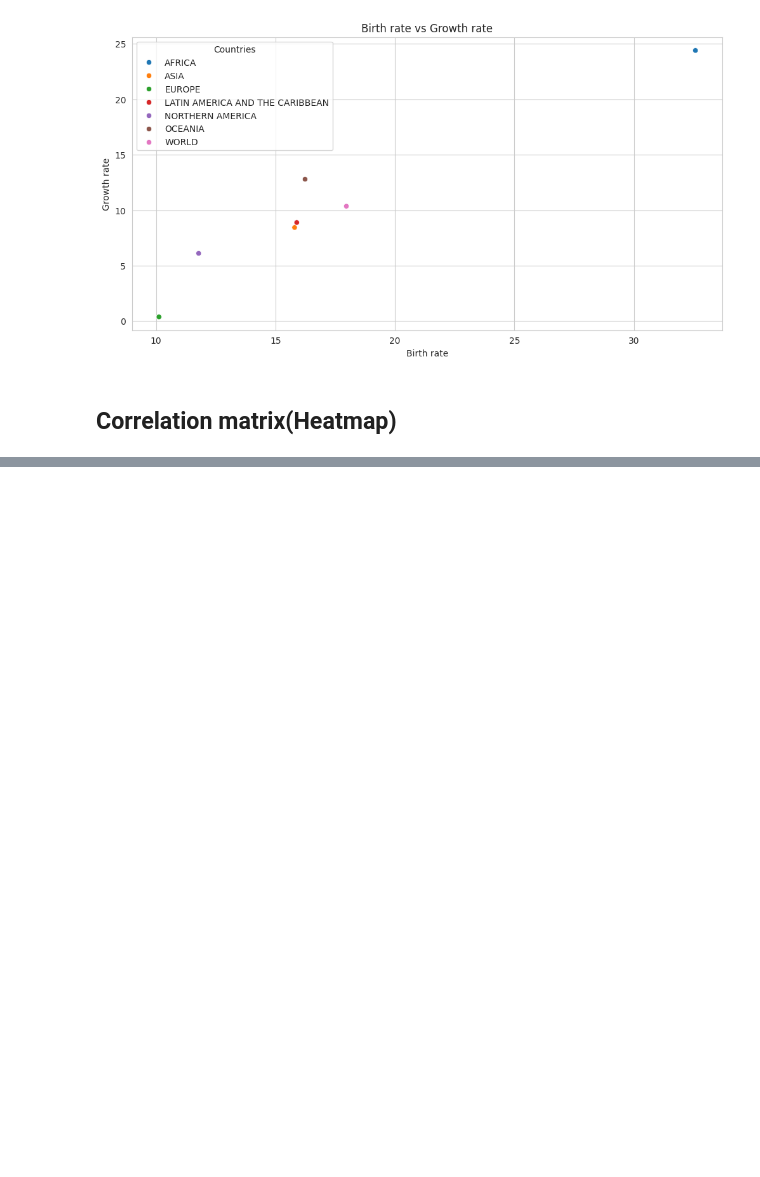
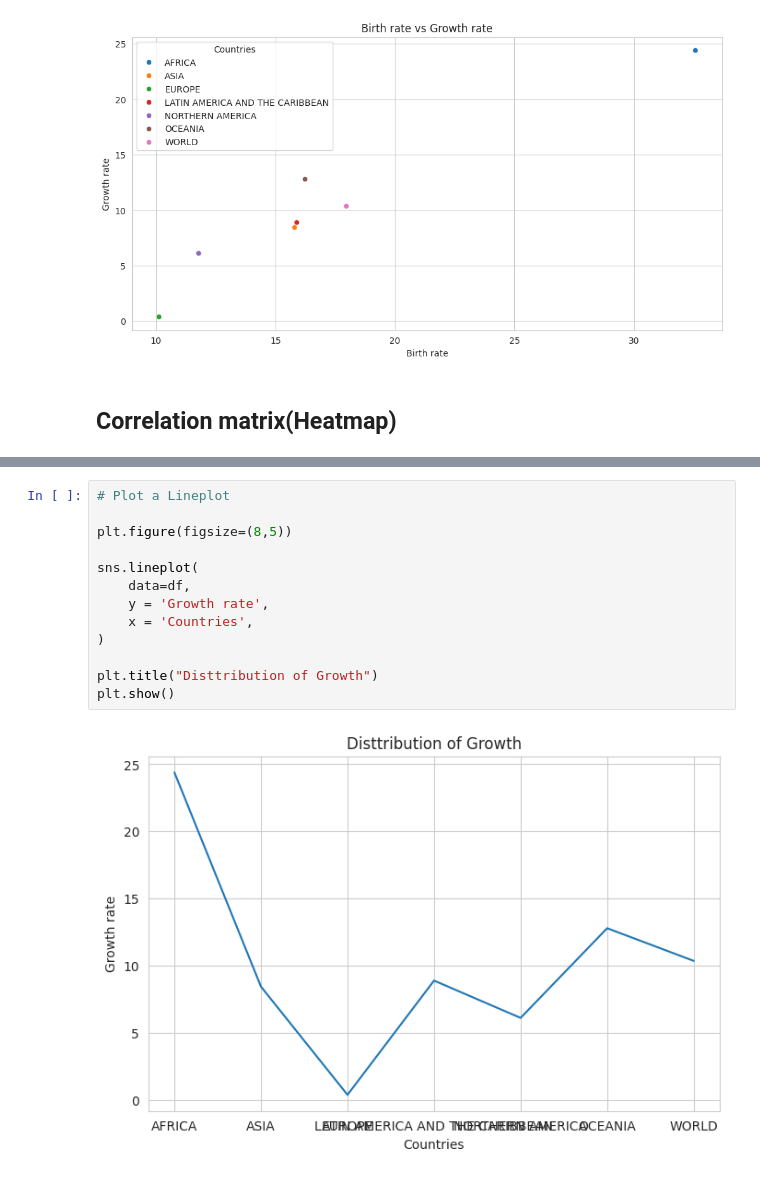
Before and after one commit to aakashkumar089/Class-notes, a Jupyter notebook: OTS2_Matplotlib_seaborn.ipynb, the cells around one changed output, grey strips where cells are left out. Cells and saved outputs as stored; diff of their text form; blank space fills up the shorter version.

```diff
--- a/OTS2_Matplotlib_seaborn.ipynb
+++ b/OTS2_Matplotlib_seaborn.ipynb
@@ -169,0 +204,15 @@ plt.show()
+# %%
+# Plot a Lineplot
+
+plt.figure(figsize=(8,5))
+
+sns.lineplot(
+    data=df,
+    y = 'Growth rate',
+    x = 'Countries',
+)
+
+plt.title("Disttribution of Growth")
+plt.show()
+# %% [output]
+[figure, added]
```
Also changed, not shown: parts of 5 cells of this notebook.
